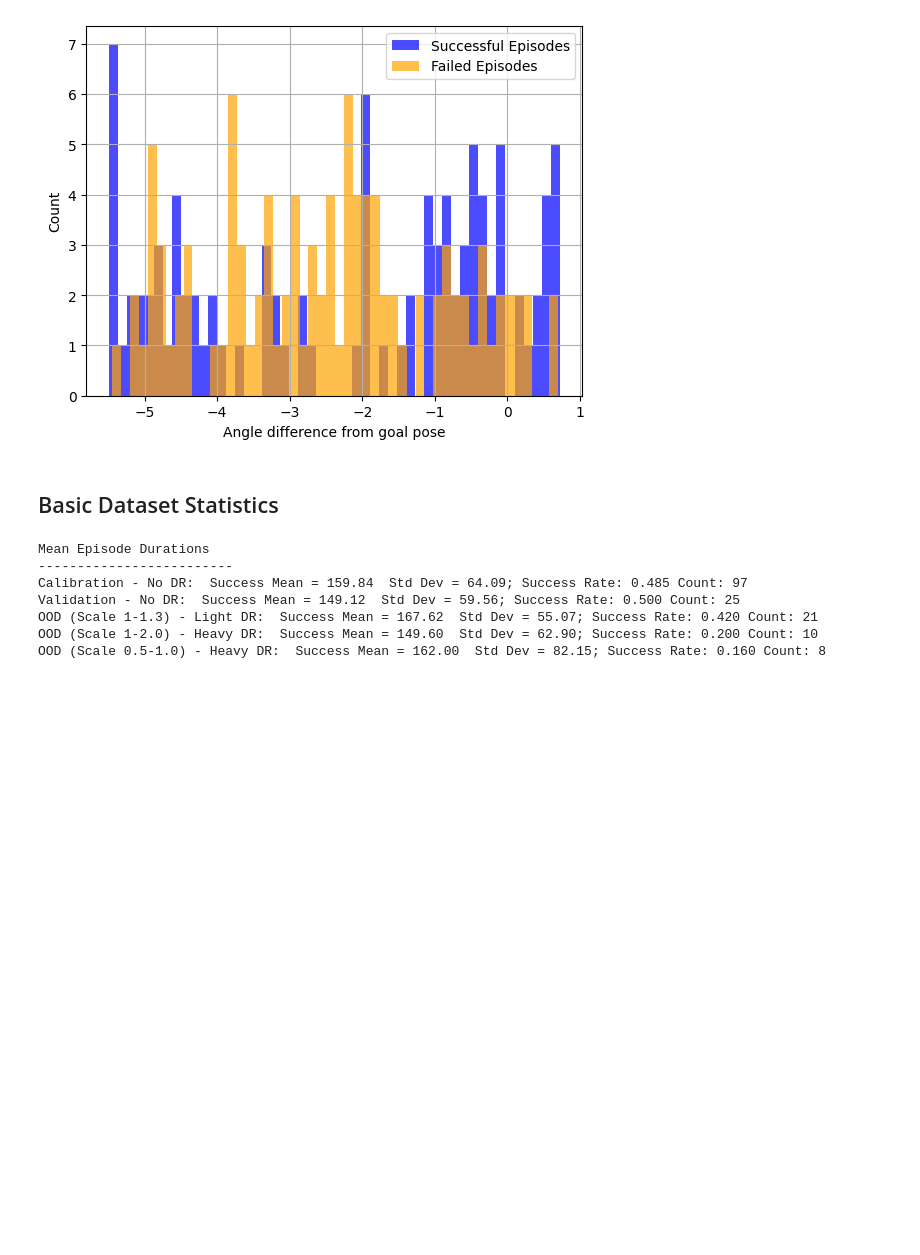
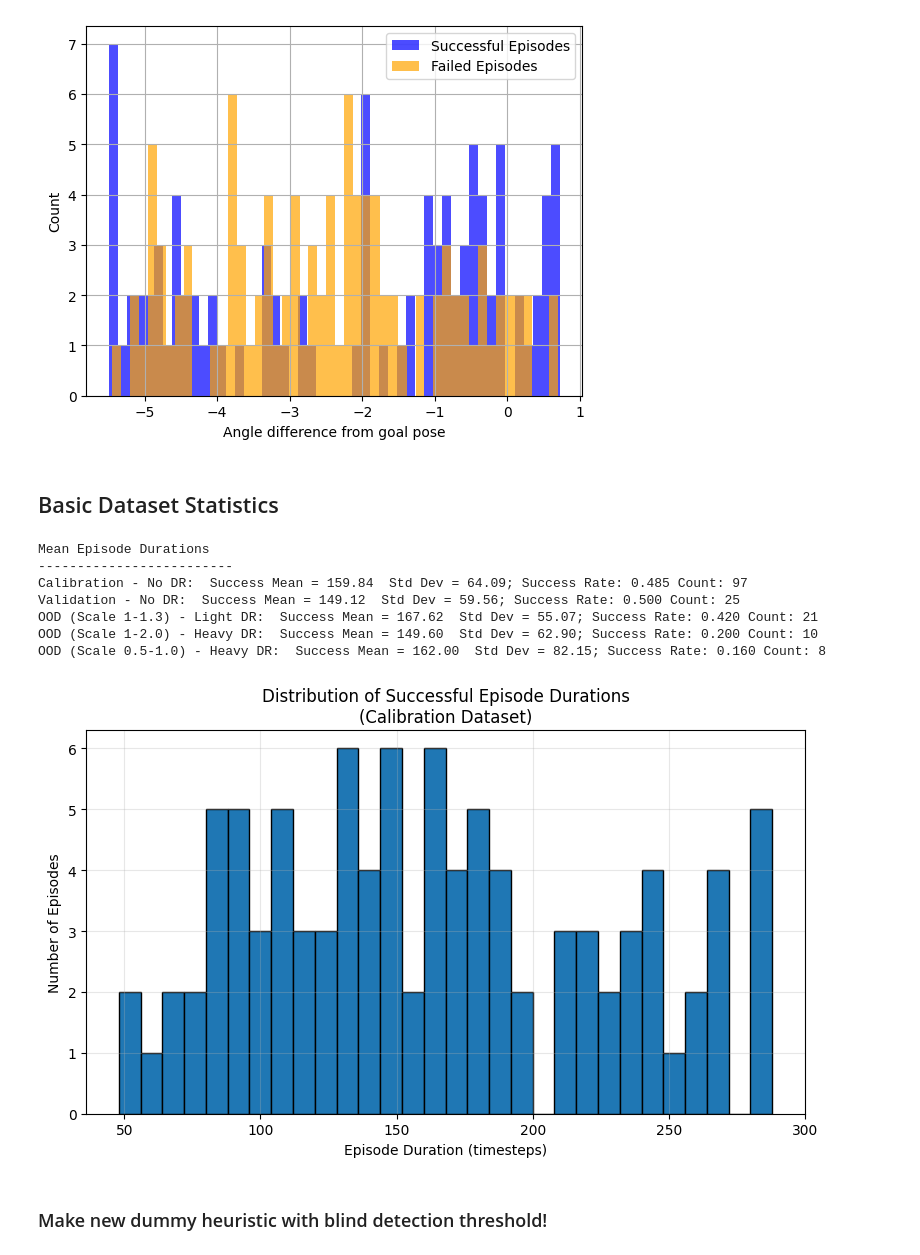
Before and after one commit to rajivswamy/action-diffusion-failure, a Jupyter notebook: dataset_analysis.ipynb, the cells around one changed output. Drawn from its saved outputs; the diff is of its cells as text; code cells hidden in the pictures; blank space fills up the shorter version.

Commit message:
latest graphs

```diff
--- a/dataset_analysis.ipynb
+++ b/dataset_analysis.ipynb
@@ -483,3 +483,22 @@ Validation - No DR:  Success Mean = 149.12  Std Dev = 59.56; Success Rate: 0.500
 OOD (Scale 1-1.3) - Light DR:  Success Mean = 167.62  Std Dev = 55.07; Success Rate: 0.420 Count: 21
 OOD (Scale 1-2.0) - Heavy DR:  Success Mean = 149.60  Std Dev = 62.90; Success Rate: 0.200 Count: 10
 OOD (Scale 0.5-1.0) - Heavy DR:  Success Mean = 162.00  Std Dev = 82.15; Success Rate: 0.160 Count: 8
+# %%
+# pull out the successful durations array
+success_durs = dataset_metadata[
+    'logs/datasets/no_domain_randomization_v8_simple_env'
+]['success_durations']
+
+# plot
+plt.figure(figsize=(8,5))
+plt.hist(success_durs, bins=30, edgecolor='black')  # adjust bins as desired
+plt.xlabel('Episode Duration (timesteps)')
+plt.ylabel('Number of Episodes')
+plt.title('Distribution of Successful Episode Durations\n(Calibration Dataset)')
+plt.grid(alpha=0.3)
+plt.tight_layout()
+plt.show()
+# %% [output]
+[figure, added]
+# %% [markdown]
+### Make new dummy heuristic with blind detection threshold!
```
Also changed, not shown: parts of 4 cells of this notebook.
